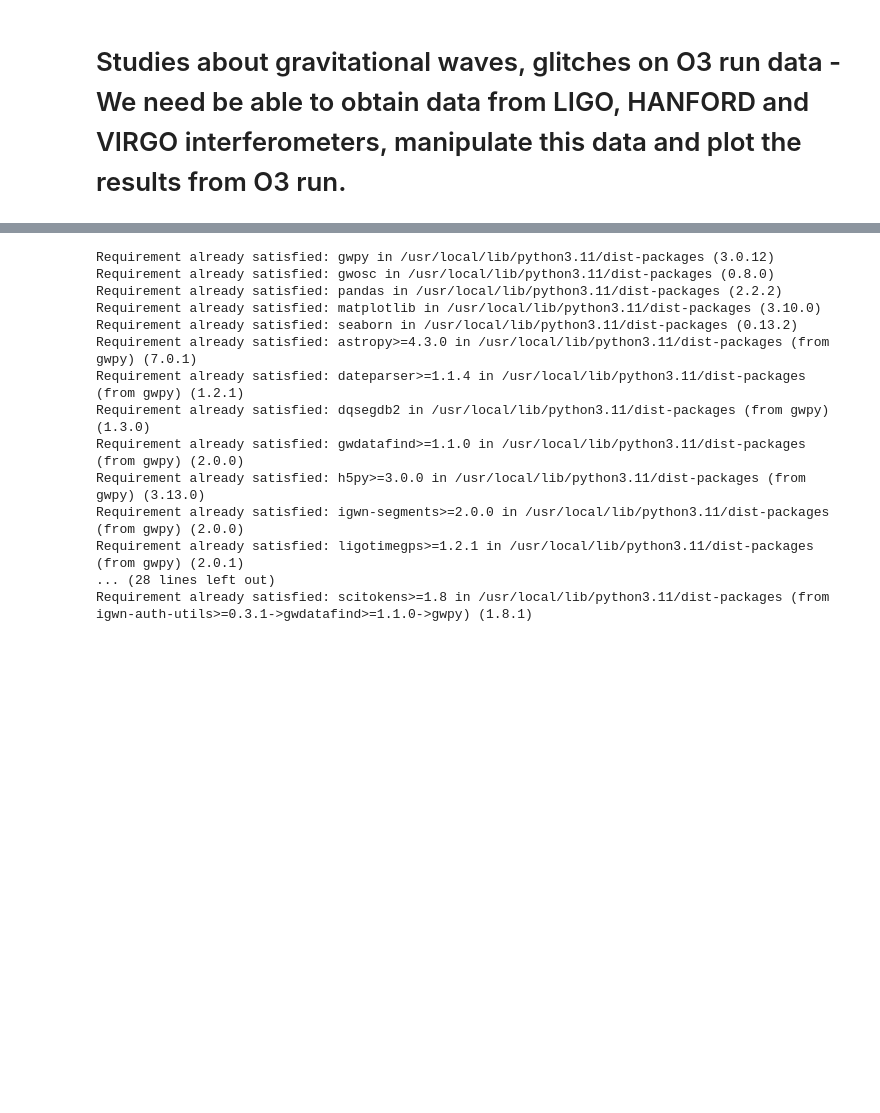
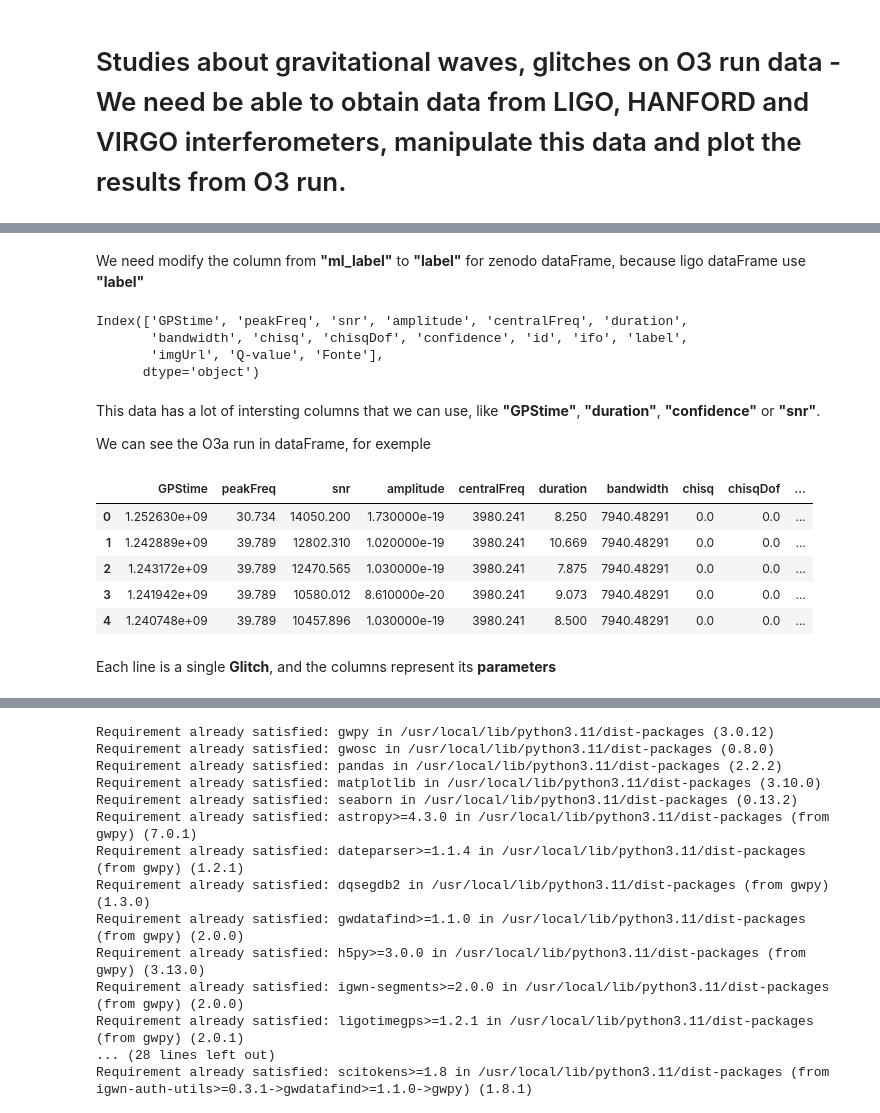
Before and after one commit to physerikc/gravitational-waves, a Jupyter notebook: glitch_study.ipynb, the cells around one changed output, grey strips where cells are left out. Drawn from its saved outputs; the diff is of its cells as text; code cells hidden in the pictures; blank space fills up the shorter version.

```diff
--- a/glitch_study.ipynb
+++ b/glitch_study.ipynb
@@ -22,6 +29,30 @@ dfzenodo_L1_O3a = pd.read_csv("L1_O3a_Zenodo.csv").drop_duplicates()
 
 dfzenodo_L1_O3b = pd.read_csv("L1_O3b_Zenodo.csv").drop_duplicates()
 # dfzenodo_H1_O3b = pd.read_csv("H1_O3b_Zenodo.csv.csv").drop_duplicates()
+# %% [markdown]
+We need modify the column from **"ml_label"** to **"label"** for zenodo dataFrame, because ligo dataFrame use **"label"**
 # %%
 dfzenodo_L1_O3a.rename(columns={'ml_label': 'label'}, inplace=True)
 dfzenodo_L1_O3b.rename(columns={'ml_label': 'label'}, inplace=True)
+# %%
+print(dfligo_L1_O3a.columns)
+# %% [output]
+Index(['GPStime', 'peakFreq', 'snr', 'amplitude', 'centralFreq', 'duration',
+       'bandwidth', 'chisq', 'chisqDof', 'confidence', 'id', 'ifo', 'label',
+       'imgUrl', 'Q-value', 'Fonte'],
+      dtype='object')
+# %% [markdown]
+This data has a lot of intersting columns that we can use, like **"GPStime"**, **"duration"**, **"confidence"** or **"snr"**.
+
+We can see the O3a run in dataFrame, for exemple
+# %%
+dfligo_L1_O3a.head()
+# %% [output]
+|  | GPStime | peakFreq | snr | amplitude | centralFreq | duration | bandwidth | chisq | chisqDof | ... |
+| 0 | 1.252630e+09 | 30.734 | 14050.200 | 1.730000e-19 | 3980.241 | 8.250 | 7940.48291 | 0.0 | 0.0 | ... |
+| 1 | 1.242889e+09 | 39.789 | 12802.310 | 1.020000e-19 | 3980.241 | 10.669 | 7940.48291 | 0.0 | 0.0 | ... |
+| 2 | 1.243172e+09 | 39.789 | 12470.565 | 1.030000e-19 | 3980.241 | 7.875 | 7940.48291 | 0.0 | 0.0 | ... |
+| 3 | 1.241942e+09 | 39.789 | 10580.012 | 8.610000e-20 | 3980.241 | 9.073 | 7940.48291 | 0.0 | 0.0 | ... |
+| 4 | 1.240748e+09 | 39.789 | 10457.896 | 1.030000e-19 | 3980.241 | 8.500 | 7940.48291 | 0.0 | 0.0 | ... |
+# %% [markdown]
+Each line is a single **Glitch**, and the columns represent its **parameters**
```
Also changed, not shown: parts of 34 cells of this notebook.
